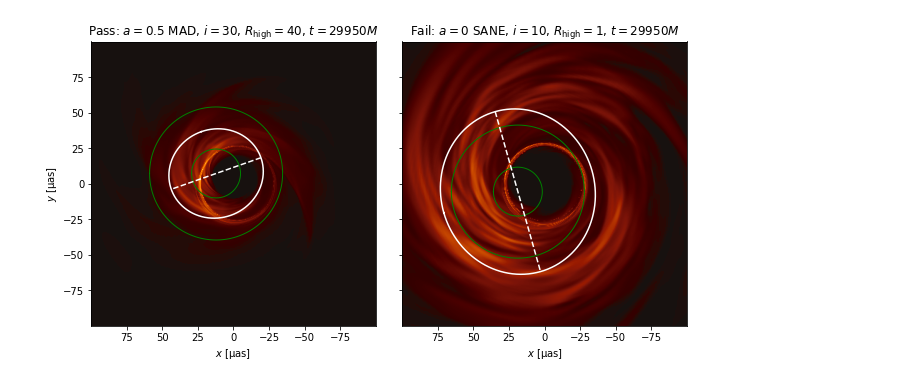
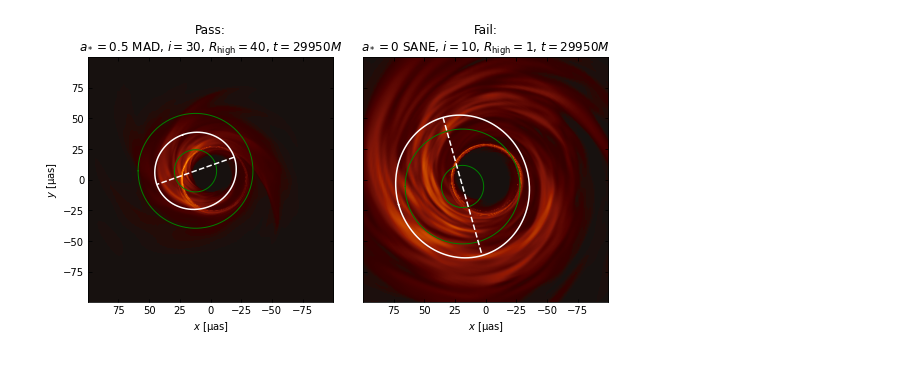
Before and after one commit to eventhorizontelescope/2017_sgra_paper5, a Jupyter notebook: output_passfail_sz.ipynb, the cells around one changed output. Drawn from its saved outputs; the diff is of its cells as text; code cells hidden in the pictures.

Commit message:
Update to latest figures

```diff
--- a/output_passfail_sz.ipynb
+++ b/output_passfail_sz.ipynb
@@ -19,22 +16,32 @@ summP = pd.read_csv('cache/Illinois_thermal_w5/Ma+0.5_i30/summ_Rh40_230GHz.tsv',
 imgF  = io.load_img('model/Illinois_thermal/230GHz/Sa0_w5/img_s05990_Rh1_i10.h5')
 summF = pd.read_csv('cache/Illinois_thermal_w5/Sa0_i10/summ_Rh1_230GHz.tsv', sep='\t').iloc[-9]
 # %%
-fig, axes = plt.subplots(1, 2, figsize=(9,5), sharey=True)
+fig, axes = plt.subplots(1, 2, figsize=(8,4), sharey=True)
 fig.tight_layout()
 
 viz.show(imgP, ax=axes[0], cmap='afmhot_10us')
 viz.ellipse(*summP[-5:-3], 34.4, 34.4, 0, ax=axes[0], diameter=True, color='green', linewidth=1)
 viz.ellipse(*summP[-5:-3], 93.6, 93.6, 0, ax=axes[0], diameter=True, color='green', linewidth=1)
 viz.ellipse(*summP[-5:],                  ax=axes[0], diameter=True, color='w')
-axes[0].set_title(r'Pass: $a=0.5$ MAD, $i=30$, $R_\mathrm{high}=40$, $t=29950M$')
+axes[0].tick_params(
+    axis='both',
+    direction='in',
+    top=True,
+    right=True)
+axes[0].set_title('Pass:\n$a_*=0.5$ MAD, $i=30$, $R_\mathrm{high}=40$, $t=29950M$')
 
 viz.show(imgF, ax=axes[1], cmap='afmhot_10us')
 viz.ellipse(*summF[-5:-3], 34.4, 34.4, 0, ax=axes[1], diameter=True, color='green', linewidth=1)
 viz.ellipse(*summF[-5:-3], 93.6, 93.6, 0, ax=axes[1], diameter=True, color='green', linewidth=1)
 viz.ellipse(*summF[-5:],                  ax=axes[1], diameter=True, color='w')
 axes[1].set_ylabel(None)
-axes[1].set_title(r'Fail: $a=0$ SANE, $i=10$, $R_\mathrm{high}=1$, $t=29950M$')
+axes[1].tick_params(
+    axis='both',
+    direction='in',
+    top=True,
+    right=True)
+axes[1].set_title('Fail:\n$a_*=0$ SANE, $i=10$, $R_\mathrm{high}=1$, $t=29950M$')
 
 fig.savefig('output/passfail_sz.pdf', bbox_inches='tight')
 # %% [output]
-[figure, old version]
+[figure, new version]
```
Also changed, not shown: parts of 1 cell of this notebook, 5 other files.
